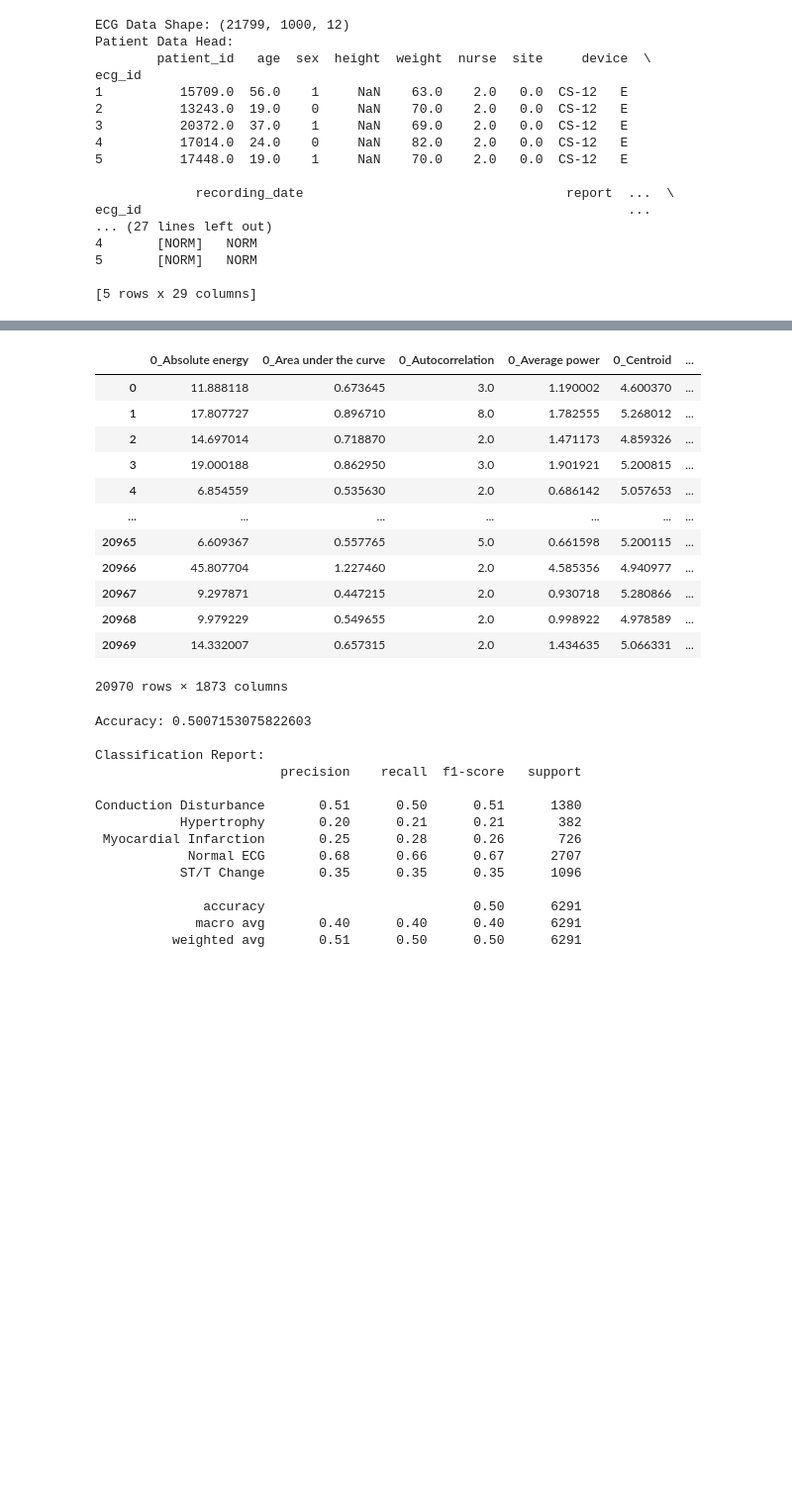
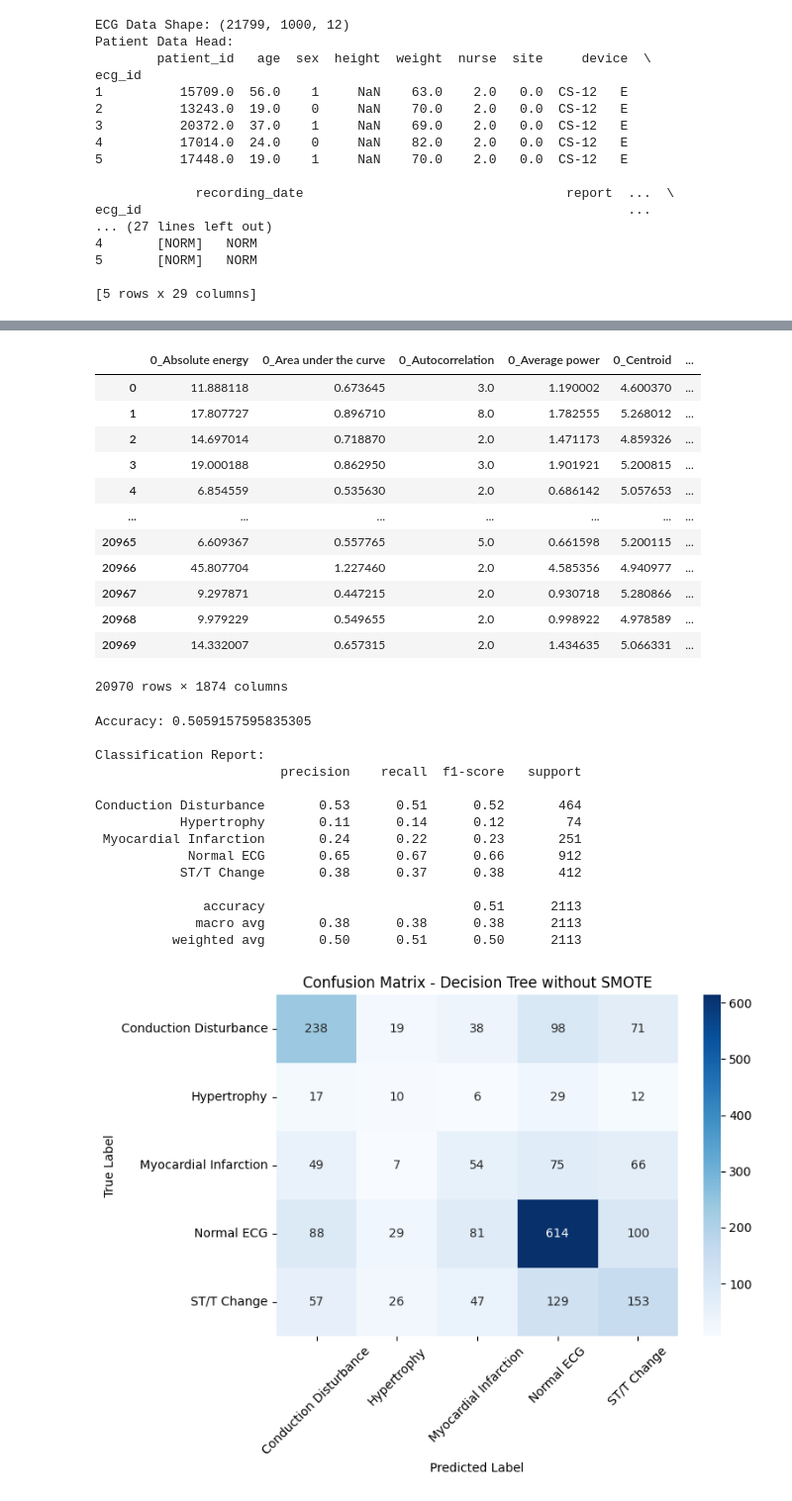
Before and after one commit to Willatron09/Dissertation, a Jupyter notebook: ML.ipynb, the cells around one changed output, grey strips where cells are left out. Shown at 99% size. Cells and saved outputs as stored; diff of their text form; code cells hidden in the pictures; blank space fills up the shorter version.

```diff
--- a/ML.ipynb
+++ b/ML.ipynb
@@ -116,6 +117,7 @@ for patient in df['ecg_signal']:
 
 features_df = pd.concat(features, ignore_index=True)
 features_df['diagnosis'] = df['diagnosis'].values
+features_df['strat_fold'] = df['strat_fold'].values
 features_df.to_csv('tsfel_features.csv', index=False)
 features_df
 # %% [output]
@@ -131,18 +133,28 @@ features_df
 | 20967 | 9.297871 | 0.447215 | 2.0 | 0.930718 | 5.280866 | ... |
 | 20968 | 9.979229 | 0.549655 | 2.0 | 0.998922 | 4.978589 | ... |
 | 20969 | 14.332007 | 0.657315 | 2.0 | 1.434635 | 5.066331 | ... |
-20970 rows × 1873 columns
+20970 rows × 1874 columns
 # %%
-# Decision tree classifier on the extracted features
+
 from sklearn.tree import DecisionTreeClassifier
 features_df = features_df[features_df['diagnosis'] != 'Other']
-x = features_df.drop(columns='diagnosis')
+x = features_df.drop(columns=['diagnosis', 'strat_fold'])
 y = features_df['diagnosis']
 
 le = LabelEncoder()
 y_encoded = le.fit_transform(y)
 
-x_train, x_test, y_train, y_test = train_test_split(x, y_encoded, test_size=0.3, random_state=42)
+train_mask = features_df['strat_fold'].isin([1,2,3,4,5,6,7,8])
+val_mask = features_df['strat_fold'] == 9
+test_mask = features_df['strat_fold'] == 10
+
+x_train = x[train_mask]
+x_val = x[val_mask]
+x_test = x[test_mask]
+
+y_train = y[train_mask]
+y_val = y[val_mask]
+y_test = y[test_mask]
 
 dt_model = DecisionTreeClassifier(random_state=42)
 dt_model.fit(x_train, y_train)
@@ -153,20 +165,48 @@ y_pred = dt_model.predict(x_test)
 print("\nClassification Report:")
 print(classification_report(y_test, y_pred, target_names=le.classes_))
 # %% [output]
-Accuracy: 0.5007153075822603
+Accuracy: 0.5059157595835305
 
 Classification Report:
                         precision    recall  f1-score   support
 
-Conduction Disturbance       0.51      0.50      0.51      1380
-           Hypertrophy       0.20      0.21      0.21       382
- Myocardial Infarction       0.25      0.28      0.26       726
-            Normal ECG       0.68      0.66      0.67      2707
-           ST/T Change       0.35      0.35      0.35      1096
+Conduction Disturbance       0.53      0.51      0.52       464
+           Hypertrophy       0.11      0.14      0.12        74
+ Myocardial Infarction       0.24      0.22      0.23       251
+            Normal ECG       0.65      0.67      0.66       912
+           ST/T Change       0.38      0.37      0.38       412
 
-              accuracy                           0.50      6291
-             macro avg       0.40      0.40      0.40      6291
-          weighted avg       0.51      0.50      0.50      6291
+              accuracy                           0.51      2113
+             macro avg       0.38      0.38      0.38      2113
+          weighted avg       0.50      0.51      0.50      2113
+# %%
+from sklearn.metrics import confusion_matrix
+import seaborn as sns
+import matplotlib.pyplot as plt
+
+cm = confusion_matrix(y_test, y_pred)
+
+plt.figure(figsize=(8, 6))
+sns.heatmap(
+    cm,
+    annot=True,
+    fmt="d",
+    cmap="Blues",
+    xticklabels=le.classes_,
+    yticklabels=le.classes_
+)
+
+plt.xlabel("Predicted Label")
+plt.ylabel("True Label")
+plt.title("Confusion Matrix - Decision Tree without SMOTE")
+
+plt.xticks(rotation=45)
+plt.yticks(rotation=0)
+
+plt.tight_layout()
+plt.show()
+# %% [output]
+[figure, added]
 # %%
 from sklearn.model_selection import train_test_split
 from sklearn.preprocessing import LabelEncoder
```
Also changed, not shown: parts of 14 cells of this notebook, 1 other file.
